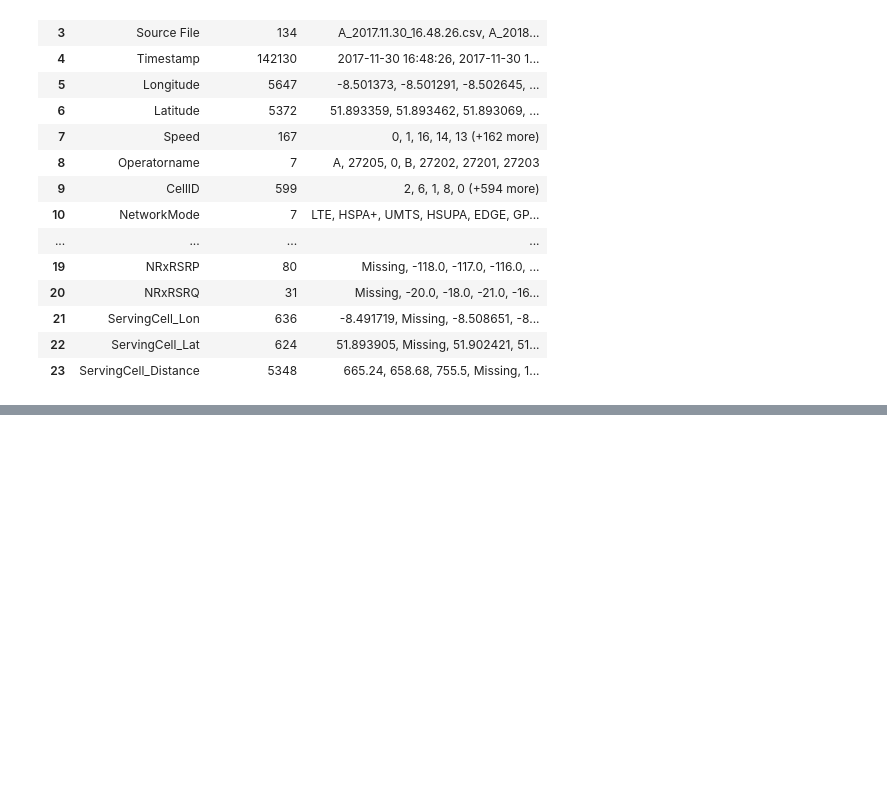
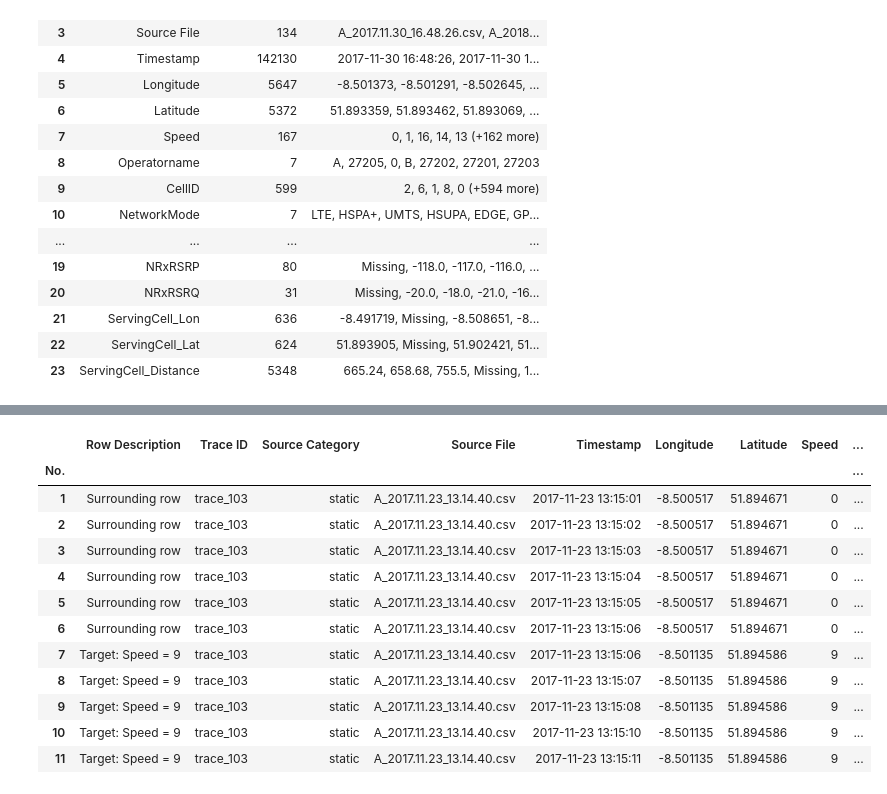
Before and after one commit to Zendin110206/4g-lte-throughput-prediction, a Jupyter notebook: notebooks/01_lte_throughput_analysis.ipynb, the cells around one changed output, grey strips where cells are left out. Cells and saved outputs as stored; diff of their text form; code cells hidden in the pictures; blank space fills up the shorter version.

```diff
--- a/notebooks/01_lte_throughput_analysis.ipynb
+++ b/notebooks/01_lte_throughput_analysis.ipynb
@@ -1073,0 +2318,69 @@ The prepared data contains no remaining `-` placeholders or exact duplicate rows
+# %%
+selected_trace_id = "trace_103"
+selected_speed = 9
+
+target_rows = validated_df[
+    validated_df["Trace ID"].eq(selected_trace_id)
+    & validated_df["Speed"].eq(selected_speed)
+]
+
+first_time = target_rows["Timestamp"].min()
+last_time = target_rows["Timestamp"].max()
+
+
+speed_9_start = (
+    validated_df[
+        validated_df["Trace ID"].eq(selected_trace_id)
+        & validated_df["Timestamp"].between(
+            first_time - pd.Timedelta(seconds=5),
+            first_time + pd.Timedelta(seconds=5),
+        )
+    ]
+    .sort_values("Timestamp", kind="stable")
+    .copy()
+)
+
+speed_9_end = (
+    validated_df[
+        validated_df["Trace ID"].eq(selected_trace_id)
+        & validated_df["Timestamp"].between(
+            last_time - pd.Timedelta(seconds=5),
+            last_time + pd.Timedelta(seconds=5),
+        )
+    ]
+    .sort_values("Timestamp", kind="stable")
+    .copy()
+)
+
+
+for output in [speed_9_start, speed_9_end]:
+    output.insert(
+        0,
+        "Row Description",
+        [
+            "Target: Speed = 9"
+            if speed == selected_speed
+            else "Surrounding row"
+            for speed in output["Speed"]
+        ],
+    )
+
+    output.index = range(1, len(output) + 1)
+    output.index.name = "No."
+
+
+print("Static Speed Review")
+print(f"Trace             : {selected_trace_id}")
+print(f"Target speed      : {selected_speed} km/h")
+print(f"Total target rows : {len(target_rows):,}")
+print(f"First occurrence  : {first_time}")
+print(f"Last occurrence   : {last_time}")
+
+print("\nBeginning of Speed = 9")
+with pd.option_context("display.max_columns", None):
+    display(speed_9_start)
+
+print("End of Speed = 9")
+with pd.option_context("display.max_columns", None):
+    display(speed_9_end)
+# %% [output]
@@ -1073,0 +2395,13 @@ The prepared data contains no remaining `-` placeholders or exact duplicate rows
+|  | Row Description | Trace ID | Source Category | Source File | Timestamp | Longitude | Latitude | Speed | ... |
+| No. |  |  |  |  |  |  |  |  | ... |
+| 1 | Surrounding row | trace_103 | static | A_2017.11.23_13.14.40.csv | 2017-11-23 13:15:01 | -8.500517 | 51.894671 | 0 | ... |
+| 2 | Surrounding row | trace_103 | static | A_2017.11.23_13.14.40.csv | 2017-11-23 13:15:02 | -8.500517 | 51.894671 | 0 | ... |
+| 3 | Surrounding row | trace_103 | static | A_2017.11.23_13.14.40.csv | 2017-11-23 13:15:03 | -8.500517 | 51.894671 | 0 | ... |
+| 4 | Surrounding row | trace_103 | static | A_2017.11.23_13.14.40.csv | 2017-11-23 13:15:04 | -8.500517 | 51.894671 | 0 | ... |
+| 5 | Surrounding row | trace_103 | static | A_2017.11.23_13.14.40.csv | 2017-11-23 13:15:05 | -8.500517 | 51.894671 | 0 | ... |
+| 6 | Surrounding row | trace_103 | static | A_2017.11.23_13.14.40.csv | 2017-11-23 13:15:06 | -8.500517 | 51.894671 | 0 | ... |
+| 7 | Target: Speed = 9 | trace_103 | static | A_2017.11.23_13.14.40.csv | 2017-11-23 13:15:06 | -8.501135 | 51.894586 | 9 | ... |
+| 8 | Target: Speed = 9 | trace_103 | static | A_2017.11.23_13.14.40.csv | 2017-11-23 13:15:07 | -8.501135 | 51.894586 | 9 | ... |
+| 9 | Target: Speed = 9 | trace_103 | static | A_2017.11.23_13.14.40.csv | 2017-11-23 13:15:08 | -8.501135 | 51.894586 | 9 | ... |
+| 10 | Target: Speed = 9 | trace_103 | static | A_2017.11.23_13.14.40.csv | 2017-11-23 13:15:10 | -8.501135 | 51.894586 | 9 | ... |
+| 11 | Target: Speed = 9 | trace_103 | static | A_2017.11.23_13.14.40.csv | 2017-11-23 13:15:11 | -8.501135 | 51.894586 | 9 | ... |
```
Also changed, not shown: parts of 29 cells of this notebook, 2 other files.
